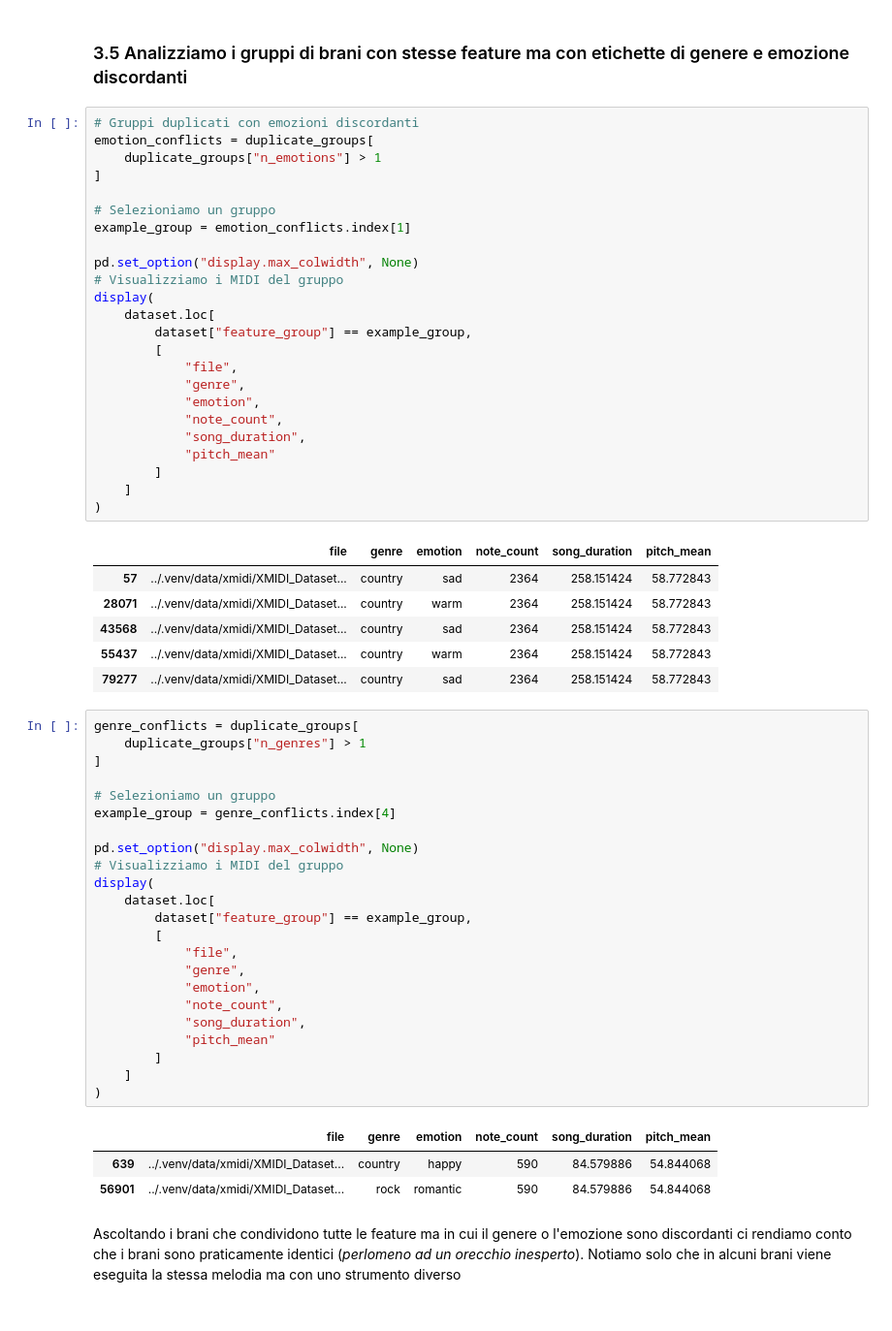
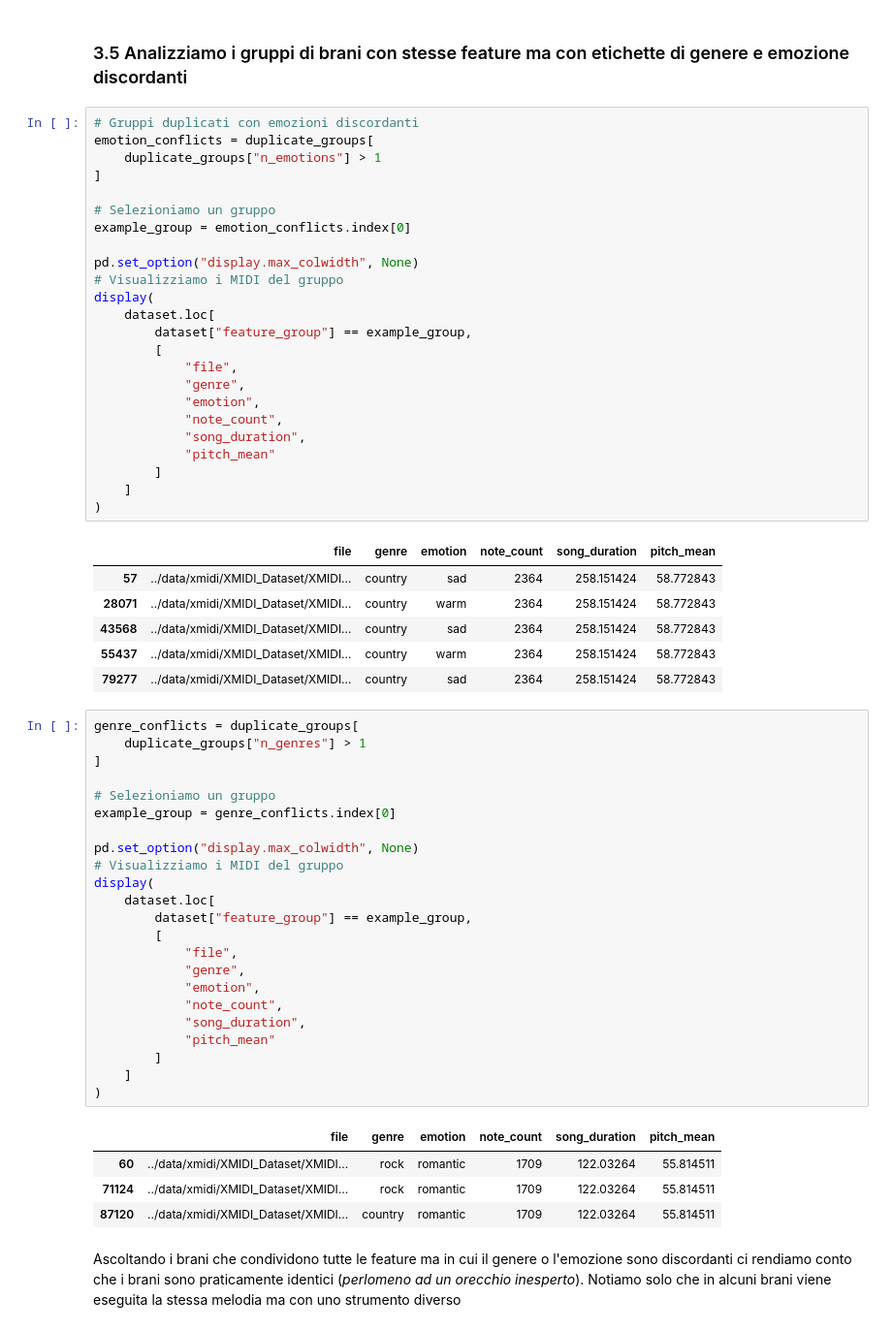
Before and after one commit to mvcollini/laboratorio_XAImusic, a Jupyter notebook: notebook/02_feature extraction.ipynb, the cells around one changed output. Shown at 97% size. Saved outputs shown, nothing was run; the diff lists cells and outputs as text.

```diff
--- a/notebook/02_feature extraction.ipynb
+++ b/notebook/02_feature extraction.ipynb
@@ -747,7 +762,7 @@ emotion_conflicts = duplicate_groups[
 ]
 
 # Selezioniamo un gruppo
-example_group = emotion_conflicts.index[1]
+example_group = emotion_conflicts.index[0]
 
 pd.set_option("display.max_colwidth", None)
 # Visualizziamo i MIDI del gruppo
@@ -766,37 +781,38 @@ display(
 )
 # %% [output]
 |  | file | genre | emotion | note_count | song_duration | pitch_mean |
-| 57 | ../.venv/data/xmidi/XMIDI_Dataset... | country | sad | 2364 | 258.151424 | 58.772843 |
-| 28071 | ../.venv/data/xmidi/XMIDI_Dataset... | country | warm | 2364 | 258.151424 | 58.772843 |
-| 43568 | ../.venv/data/xmidi/XMIDI_Dataset... | country | sad | 2364 | 258.151424 | 58.772843 |
-| 55437 | ../.venv/data/xmidi/XMIDI_Dataset... | country | warm | 2364 | 258.151424 | 58.772843 |
-| 79277 | ../.venv/data/xmidi/XMIDI_Dataset... | country | sad | 2364 | 258.151424 | 58.772843 |
+| 57 | ../data/xmidi/XMIDI_Dataset/XMIDI... | country | sad | 2364 | 258.151424 | 58.772843 |
+| 28071 | ../data/xmidi/XMIDI_Dataset/XMIDI... | country | warm | 2364 | 258.151424 | 58.772843 |
+| 43568 | ../data/xmidi/XMIDI_Dataset/XMIDI... | country | sad | 2364 | 258.151424 | 58.772843 |
+| 55437 | ../data/xmidi/XMIDI_Dataset/XMIDI... | country | warm | 2364 | 258.151424 | 58.772843 |
+| 79277 | ../data/xmidi/XMIDI_Dataset/XMIDI... | country | sad | 2364 | 258.151424 | 58.772843 |
 # %%
 genre_conflicts = duplicate_groups[
     duplicate_groups["n_genres"] > 1
 ]
 
 # Selezioniamo un gruppo
-example_group = genre_conflicts.index[4]
+example_group = genre_conflicts.index[0]
 
 pd.set_option("display.max_colwidth", None)
 # Visualizziamo i MIDI del gruppo
 display(
     dataset.loc[
         dataset["feature_group"] == example_group,
         [
             "file",
             "genre",
             "emotion",
             "note_count",
             "song_duration",
             "pitch_mean"
         ]
     ]
 )
 # %% [output]
 |  | file | genre | emotion | note_count | song_duration | pitch_mean |
-| 639 | ../.venv/data/xmidi/XMIDI_Dataset... | country | happy | 590 | 84.579886 | 54.844068 |
-| 56901 | ../.venv/data/xmidi/XMIDI_Dataset... | rock | romantic | 590 | 84.579886 | 54.844068 |
+| 60 | ../data/xmidi/XMIDI_Dataset/XMIDI... | rock | romantic | 1709 | 122.03264 | 55.814511 |
+| 71124 | ../data/xmidi/XMIDI_Dataset/XMIDI... | rock | romantic | 1709 | 122.03264 | 55.814511 |
+| 87120 | ../data/xmidi/XMIDI_Dataset/XMIDI... | country | romantic | 1709 | 122.03264 | 55.814511 |
 # %% [markdown]
 Ascoltando i brani che condividono tutte le feature ma in cui il genere o l'emozione sono discordanti ci rendiamo conto che i brani sono praticamente identici (_perlomeno ad un orecchio inesperto_). Notiamo solo che in alcuni brani viene eseguita la stessa melodia ma con uno strumento diverso
```
Also changed, not shown: parts of 15 cells of this notebook, 3 other files.
